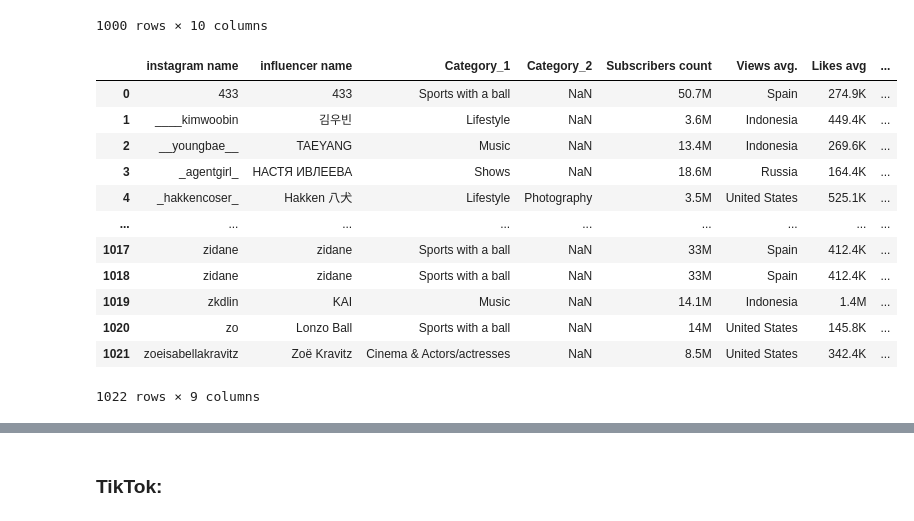
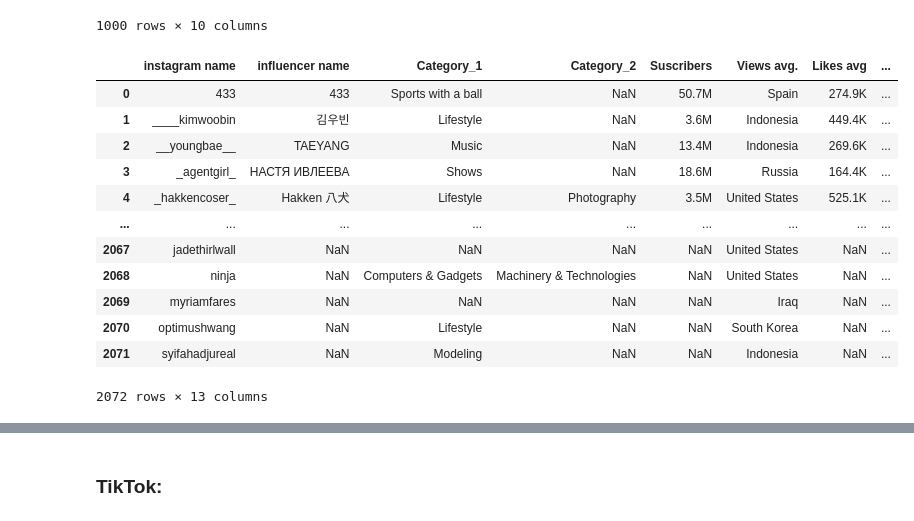
Before and after one commit to MarioChvx/ciencia_de_datos_PAMBAZO, a Jupyter notebook: proyectos/Proyecto4/socialnetworks.ipynb, the cells around one changed output, grey strips where cells are left out. Cells and saved outputs as stored; diff of their text form; code cells hidden in the pictures.

```diff
--- a/proyectos/Proyecto4/socialnetworks.ipynb
+++ b/proyectos/Proyecto4/socialnetworks.ipynb
@@ -26,5 +26,8 @@ Instagram:
 # %%
 ig_june= pd.read_csv('DATA/instagramjune2022.csv')
 ig_june = ig_june.assign(Month='June')
+ig_june = ig_june.rename(columns={'Subscribers count': 'Suscribers', 'influencer name': 'Name'})
+
+ig_june.info()
 ig_june
 # %% [output]
@@ -44,5 +63,8 @@ ig_june
 # %%
 ig_sep= pd.read_csv('DATA/instagramsep2022.csv')
 ig_sep = ig_sep.assign(Month='September')
+ig_sep = ig_sep.rename(columns={'Instagram name': 'instagram name', 'Audience country': 'Views avg.'})
+ig_sep = ig_sep.drop('S.no', axis=1)
+ig_sep.info()
 ig_sep
 # %% [output]
@@ -96,22 +136,23 @@ ig_dec
 | 999 | 1000 | ravindra.jadeja | Ravindrasinh jadeja | Lifestyle | Sports with a ball | 4.8M | India | 388.9K | ... |
 1000 rows × 10 columns
 # %%
-ig_months = ig_june
+ig_months = pd.concat([ig_june, ig_sep], ignore_index=True)
+
 ig_months
 # %% [output]
-|  | instagram name | influencer name | Category_1 | Category_2 | Subscribers count | Views avg. | Likes avg | ... |
+|  | instagram name | influencer name | Category_1 | Category_2 | Suscribers | Views avg. | Likes avg | ... |
 | 0 | 433 | 433 | Sports with a ball | NaN | 50.7M | Spain | 274.9K | ... |
 | 1 | ____kimwoobin | 김우빈 | Lifestyle | NaN | 3.6M | Indonesia | 449.4K | ... |
 | 2 | __youngbae__ | TAEYANG | Music | NaN | 13.4M | Indonesia | 269.6K | ... |
 | 3 | _agentgirl_ | НАСТЯ ИВЛЕЕВА | Shows | NaN | 18.6M | Russia | 164.4K | ... |
 | 4 | _hakkencoser_ | Hakken 八犬 | Lifestyle | Photography | 3.5M | United States | 525.1K | ... |
 | ... | ... | ... | ... | ... | ... | ... | ... | ... |
-| 1017 | zidane | zidane | Sports with a ball | NaN | 33M | Spain | 412.4K | ... |
-| 1018 | zidane | zidane | Sports with a ball | NaN | 33M | Spain | 412.4K | ... |
-| 1019 | zkdlin | KAI | Music | NaN | 14.1M | Indonesia | 1.4M | ... |
-| 1020 | zo | Lonzo Ball | Sports with a ball | NaN | 14M | United States | 145.8K | ... |
-| 1021 | zoeisabellakravitz | Zoë Kravitz | Cinema & Actors/actresses | NaN | 8.5M | United States | 342.4K | ... |
+| 2067 | jadethirlwall | NaN | NaN | NaN | NaN | United States | NaN | ... |
+| 2068 | ninja | NaN | Computers & Gadgets | Machinery & Technologies | NaN | United States | NaN | ... |
+| 2069 | myriamfares | NaN | NaN | NaN | NaN | Iraq | NaN | ... |
+| 2070 | optimushwang | NaN | Lifestyle | NaN | NaN | South Korea | NaN | ... |
+| 2071 | syifahadjureal | NaN | Modeling | NaN | NaN | Indonesia | NaN | ... |
-1022 rows × 9 columns
+2072 rows × 13 columns
 # %%
 ig_months = ig_months.rename(columns={'instagram name': 'Username',
                                       'influencer name': 'Name',
```
Also changed, not shown: parts of 5 cells of this notebook.
